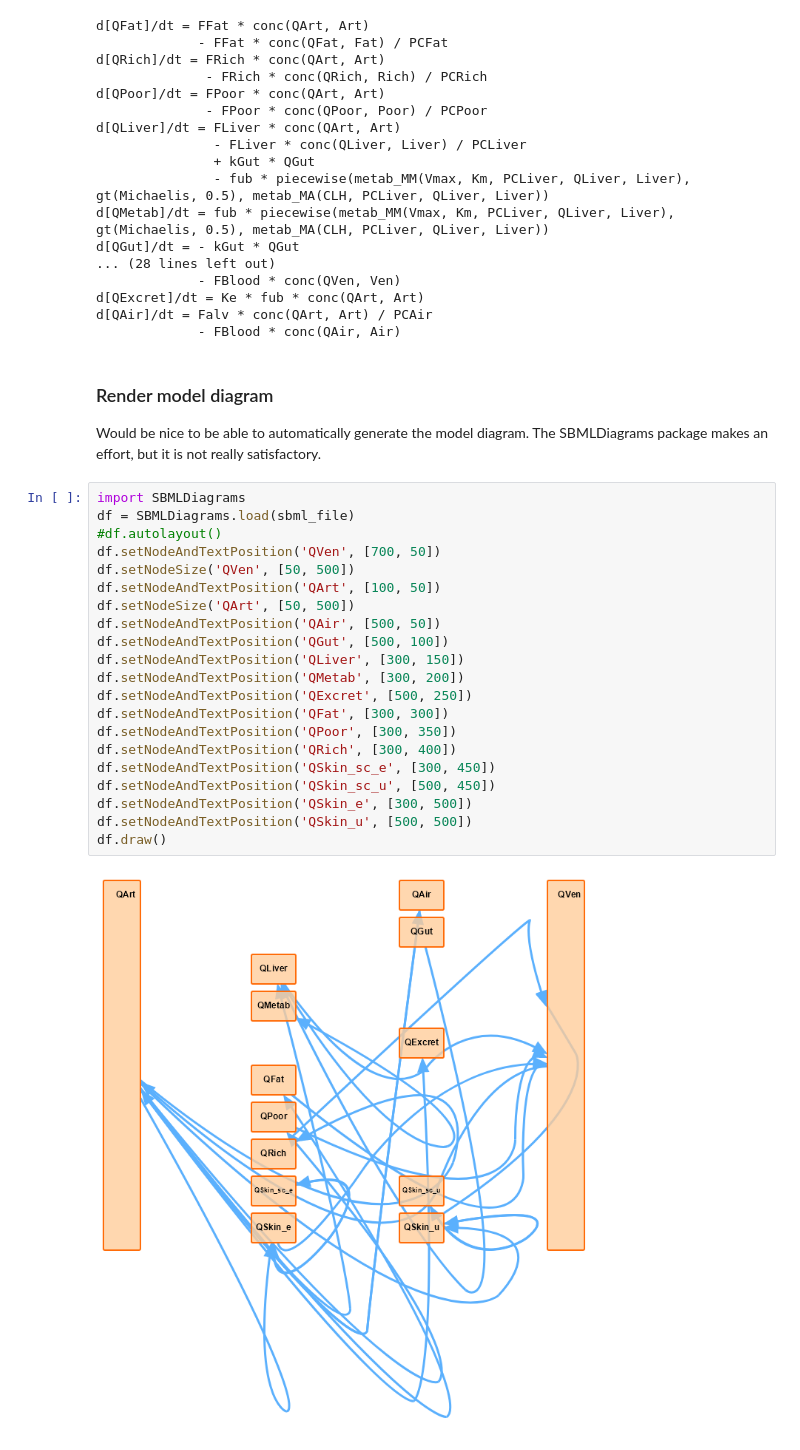
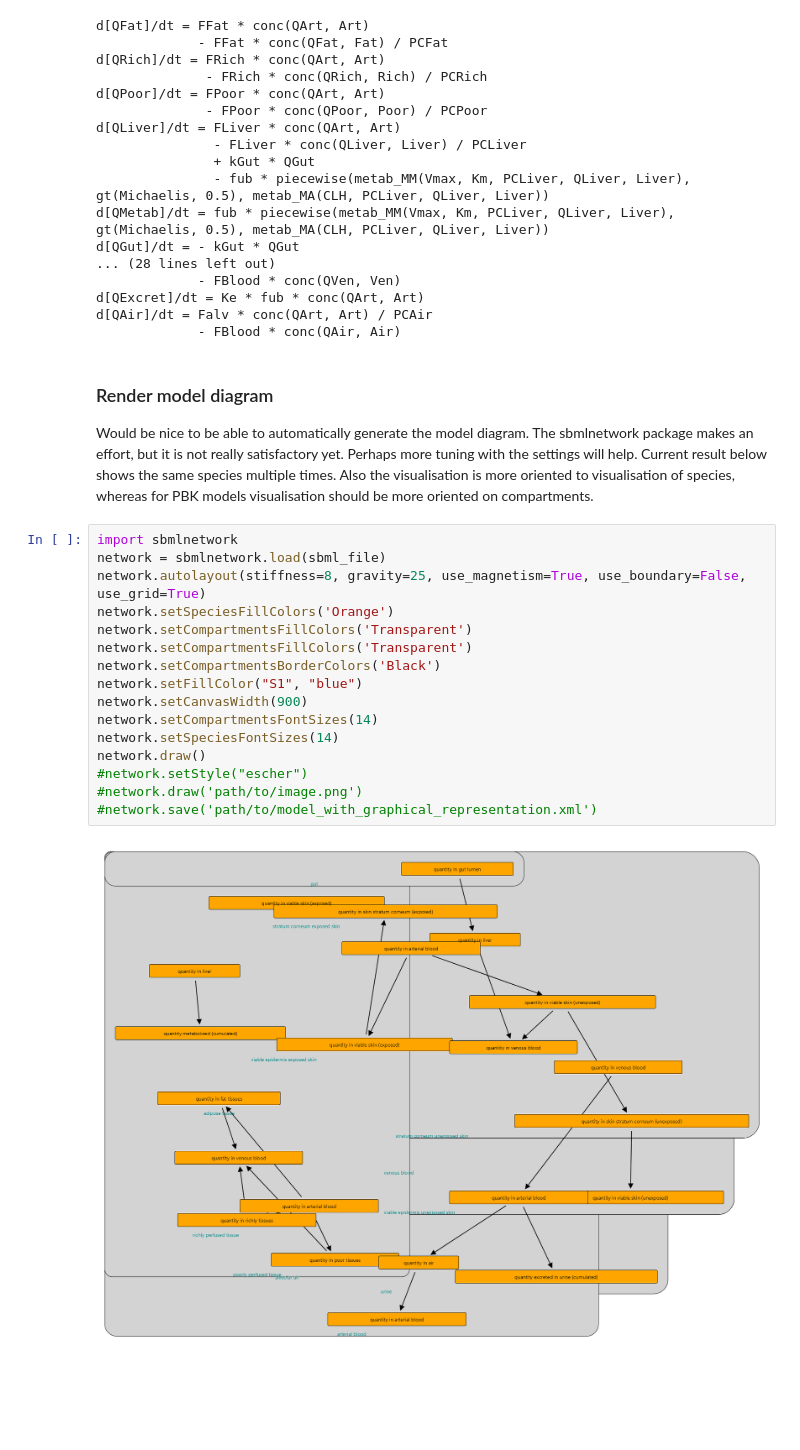
Before and after one commit to rivm-syso/euromix-to-sbml, a Jupyter notebook: notebooks/get_sbml_model_info.ipynb, the cells around one changed output. Cells and saved outputs as stored; diff of their text form; blank space fills up the shorter version.

Commit message:
Switch from SBMLdiagrams to sbmlnetwork for visualisation

```diff
--- a/notebooks/get_sbml_model_info.ipynb
+++ b/notebooks/get_sbml_model_info.ipynb
@@ -290,27 +290,22 @@ d[QAir]/dt = Falv * conc(QArt, Art) / PCAir
 # %% [markdown]
 ### Render model diagram
 
-Would be nice to be able to automatically generate the model diagram. The SBMLDiagrams package makes an effort, but it is not really satisfactory.
+Would be nice to be able to automatically generate the model diagram. The sbmlnetwork package makes an effort, but it is not really satisfactory yet. Perhaps more tuning with the settings will help. Current result below shows the same species multiple times. Also the visualisation is more oriented to visualisation of species, whereas for PBK models visualisation should be more oriented on compartments.
-# %%
-import SBMLDiagrams
-df = SBMLDiagrams.load(sbml_file)
-#df.autolayout()
-df.setNodeAndTextPosition('QVen', [700, 50])
-df.setNodeSize('QVen', [50, 500])
-df.setNodeAndTextPosition('QArt', [100, 50])
-df.setNodeSize('QArt', [50, 500])
-df.setNodeAndTextPosition('QAir', [500, 50])
-df.setNodeAndTextPosition('QGut', [500, 100])
-df.setNodeAndTextPosition('QLiver', [300, 150])
-df.setNodeAndTextPosition('QMetab', [300, 200])
-df.setNodeAndTextPosition('QExcret', [500, 250])
-df.setNodeAndTextPosition('QFat', [300, 300])
-df.setNodeAndTextPosition('QPoor', [300, 350])
-df.setNodeAndTextPosition('QRich', [300, 400])
-df.setNodeAndTextPosition('QSkin_sc_e', [300, 450])
-df.setNodeAndTextPosition('QSkin_sc_u', [500, 450])
-df.setNodeAndTextPosition('QSkin_e', [300, 500])
-df.setNodeAndTextPosition('QSkin_u', [500, 500])
-df.draw()
-# %% [output]
-[figure, removed]
+# %%
+import sbmlnetwork
+network = sbmlnetwork.load(sbml_file)
+network.autolayout(stiffness=8, gravity=25, use_magnetism=True, use_boundary=False, use_grid=True)
+network.setSpeciesFillColors('Orange')
+network.setCompartmentsFillColors('Transparent')
+network.setCompartmentsFillColors('Transparent')
+network.setCompartmentsBorderColors('Black')
+network.setFillColor("S1", "blue")
+network.setCanvasWidth(900)
+network.setCompartmentsFontSizes(14)
+network.setSpeciesFontSizes(14)
+network.draw()
+#network.setStyle("escher")
+#network.draw('path/to/image.png')
+#network.save('path/to/model_with_graphical_representation.xml')
+# %% [output]
+[figure, added]
```
Also changed, not shown: 1 other file.
